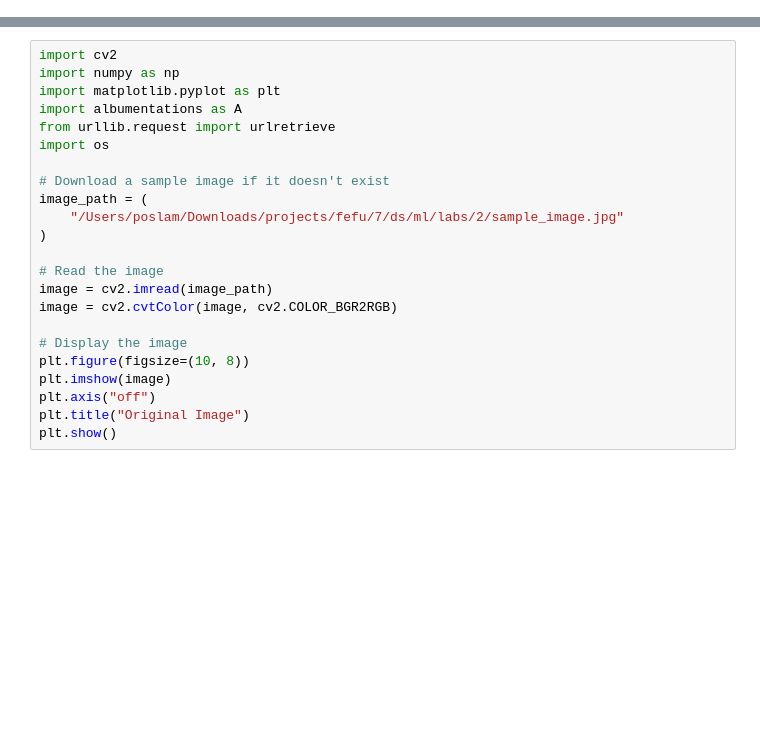
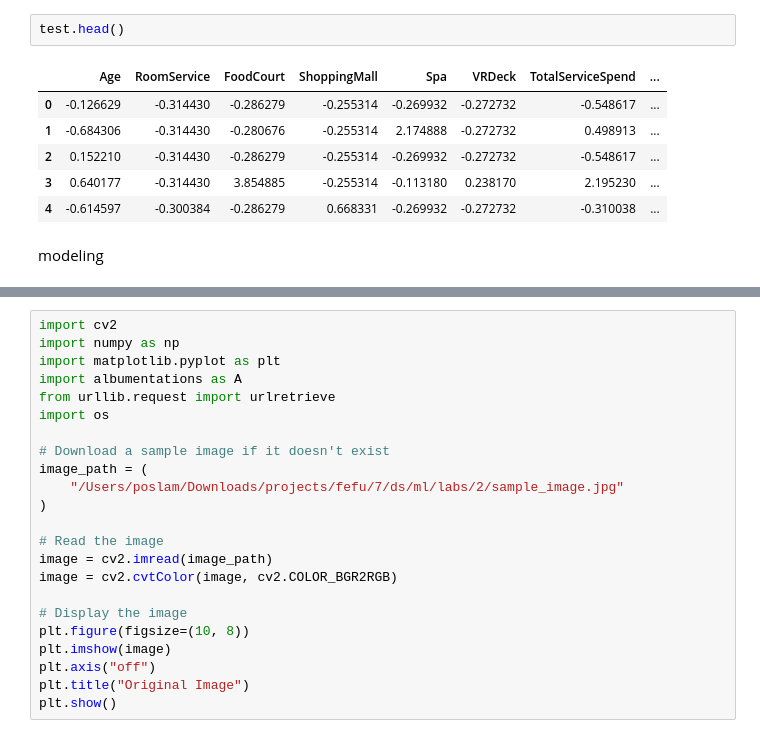
Before and after one commit to poslam/sem7-ds, a Jupyter notebook: ml/main.ipynb, the cells around one changed output, grey strips where cells are left out. Drawn from its saved outputs; the diff is of its cells as text; blank space fills up the shorter version.

```diff
--- a/ml/labs/2.ipynb
+++ b/ml/main.ipynb
@@ -7,0 +238,11 @@ In this notebook, we will:
+# %%
+test.head()
+# %% [output]
+|  | Age | RoomService | FoodCourt | ShoppingMall | Spa | VRDeck | TotalServiceSpend | ... |
+| 0 | -0.126629 | -0.314430 | -0.286279 | -0.255314 | -0.269932 | -0.272732 | -0.548617 | ... |
+| 1 | -0.684306 | -0.314430 | -0.280676 | -0.255314 | 2.174888 | -0.272732 | 0.498913 | ... |
+| 2 | 0.152210 | -0.314430 | -0.286279 | -0.255314 | -0.269932 | -0.272732 | -0.548617 | ... |
+| 3 | 0.640177 | -0.314430 | 3.854885 | -0.255314 | -0.113180 | 0.238170 | 2.195230 | ... |
+| 4 | -0.614597 | -0.300384 | -0.286279 | 0.668331 | -0.269932 | -0.272732 | -0.310038 | ... |
+# %% [markdown]
+modeling
```
Also changed, not shown: parts of 16 cells of this notebook.
